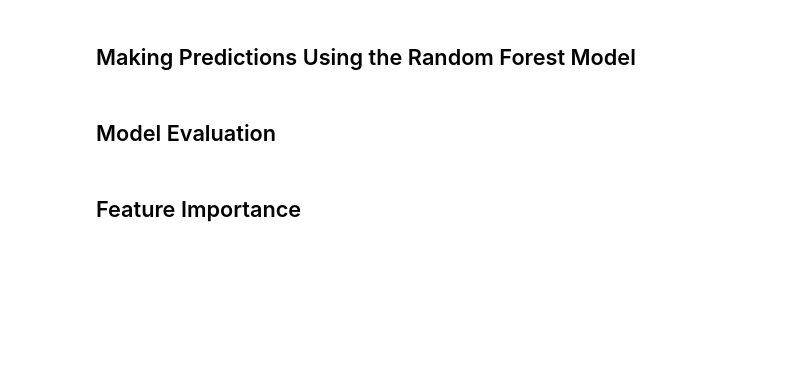
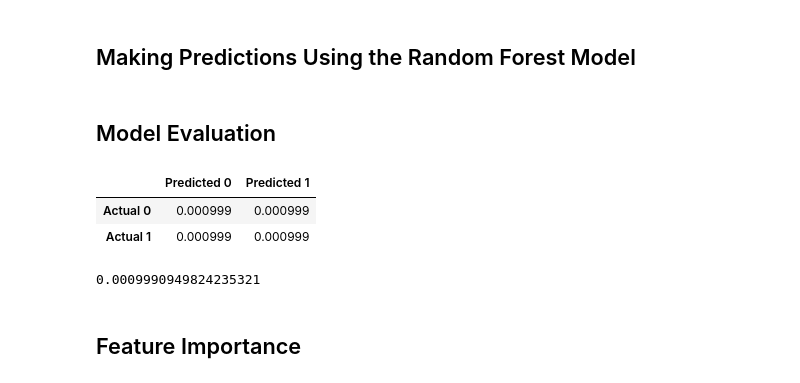
Before and after one commit to tamobee/Tweeting-Tesla, a Jupyter notebook: Code/ML.ipynb, the cells around one changed output. Drawn from its saved outputs; the diff is of its cells as text; code cells hidden in the pictures; blank space fills up the shorter version.

```diff
--- a/Code/ML.ipynb
+++ b/Code/ML.ipynb
@@ -61,7 +115,7 @@ X_test_scaled = X_scaler.transform(X_test)
 # %%
 # Create a random forest instance and train it with the training data (`X_train_scaled` and `y_train`), define `n_estimators=500 (?)` and `random_state=72 (?)`.
 # Create a random forest classifier
-rf_model = RandomForestClassifier(n_estimators=500, random_state=78)
+rf_model = RandomForestRegressor(n_estimators=500, random_state=78)
 # %%
 # Fitting the model
 rf_model = rf_model.fit(X_train_scaled, y_train)
@@ -76,10 +130,8 @@ predictions = rf_model.predict(X_test_scaled)
 # %%
 # confusion matrix, the accuracy score and the classification report
 # Calculating the confusion matrix
-cm = confusion_matrix(y_test, predictions)
-cm_df = pd.DataFrame(
-    cm, index=["Actual 0", "Actual 1"], columns=["Predicted 0", "Predicted 1"]
+mse = mean_squared_error(y_test, predictions)
+
+mse_df = pd.DataFrame(
+    mse, index=["Actual 0", "Actual 1"], columns=["Predicted 0", "Predicted 1"]
 )
-
-# Calculating the accuracy score
-acc_score = accuracy_score(y_test, predictions)
@@ -93,3 +138,12 @@ print(classification_report(y_test, predictions))
+# %%
+# Displaying results
+display(mse_df)
+print(mse)
+# %% [output]
+|  | Predicted 0 | Predicted 1 |
+| Actual 0 | 0.000999 | 0.000999 |
+| Actual 1 | 0.000999 | 0.000999 |
+0.0009990949824235321
 # %% [markdown]
 ## Feature Importance
 # %%
```
Also changed, not shown: parts of 10 cells of this notebook.
